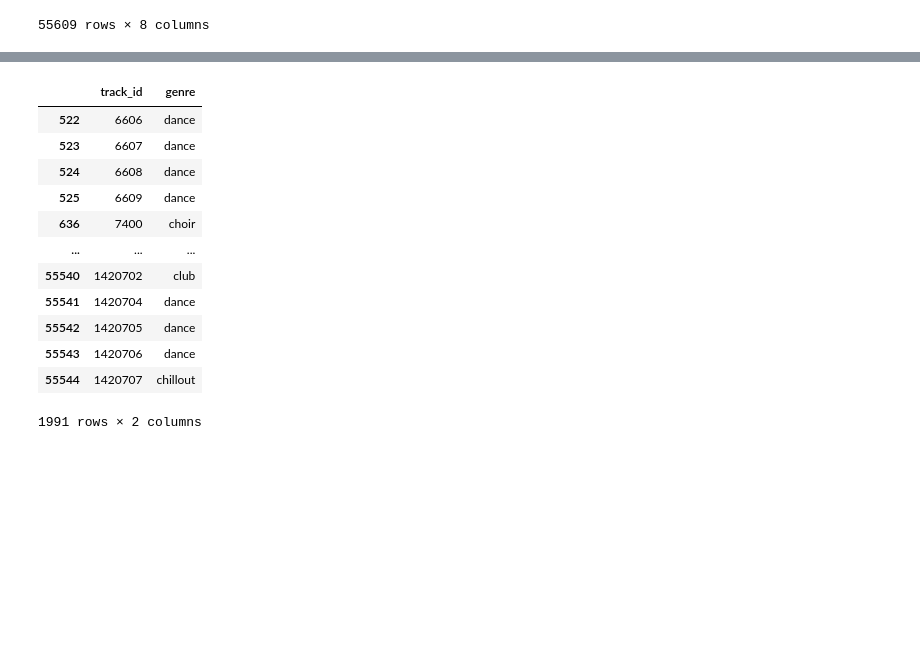
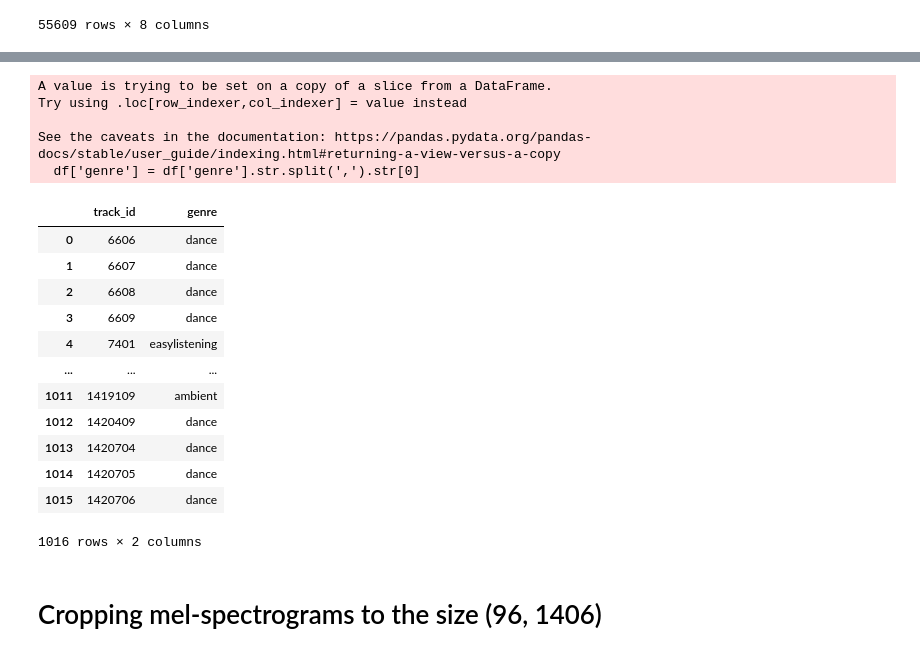
Before and after one commit to menduv/mtg-Jamendo, a Jupyter notebook: CNN_mtg.ipynb, the cells around one changed output, grey strips where cells are left out. Cells and saved outputs as stored; diff of their text form; code cells hidden in the pictures; blank space fills up the shorter version.

```diff
--- a/CNN_mtg.ipynb
+++ b/CNN_mtg.ipynb
@@ -69,16 +50,0 @@ df = df[['track_id', 'genre']]
-# %%
-df
-# %% [output]
-|  | track_id | genre |
-| 522 | 6606 | dance |
-| 523 | 6607 | dance |
-| 524 | 6608 | dance |
-| 525 | 6609 | dance |
-| 636 | 7400 | choir |
-| ... | ... | ... |
-| 55540 | 1420702 | club |
-| 55541 | 1420704 | dance |
-| 55542 | 1420705 | dance |
-| 55543 | 1420706 | dance |
-| 55544 | 1420707 | chillout |
-1991 rows × 2 columns
@@ -94,0 +51,43 @@ y = df['genre'].values
+# %%
+#list of all the track_ids in the sample
+track_ids = [int(file_name.replace('.npy', '')) for file_name in mel_list]
+
+#filtering only those tracks to the dataset
+df = data[data['track_id'].isin(track_ids)]
+
+#only taking the first genre
+df['genre'] = df['genre'].str.split(',').str[0]
+
+#only keeping the tracks and genre column
+df = df[['track_id', 'genre']]
+# %% [output]
+A value is trying to be set on a copy of a slice from a DataFrame.
+Try using .loc[row_indexer,col_indexer] = value instead
+
+See the caveats in the documentation: https://pandas.pydata.org/pandas-docs/stable/user_guide/indexing.html#returning-a-view-versus-a-copy
+  df['genre'] = df['genre'].str.split(',').str[0]
+# %%
+#calculating the most frequent genres in the sample and only keeping the top five in the df
+df_genre = pd.DataFrame(df.genre.value_counts().rename_axis('genre').reset_index(name='counts'))
+
+#list of top five genres
+top_genres = list(df_genre.genre[:5])
+
+#filtering df to only keep
+df = df[df['genre'].isin(top_genres)].reset_index(drop = True)
+
+df
+# %% [output]
+|  | track_id | genre |
+| 0 | 6606 | dance |
+| 1 | 6607 | dance |
+| 2 | 6608 | dance |
+| 3 | 6609 | dance |
+| 4 | 7401 | easylistening |
+| ... | ... | ... |
+| 1011 | 1419109 | ambient |
+| 1012 | 1420409 | dance |
+| 1013 | 1420704 | dance |
+| 1014 | 1420705 | dance |
+| 1015 | 1420706 | dance |
+1016 rows × 2 columns
@@ -95,3 +97,5 @@ y = df['genre'].values
+# %% [markdown]
+# Cropping mel-spectrograms to the size (96, 1406)
 # %%
 !mkdir '/content/cropped_mel'
 # %%
```
Also changed, not shown: parts of 33 cells of this notebook.
